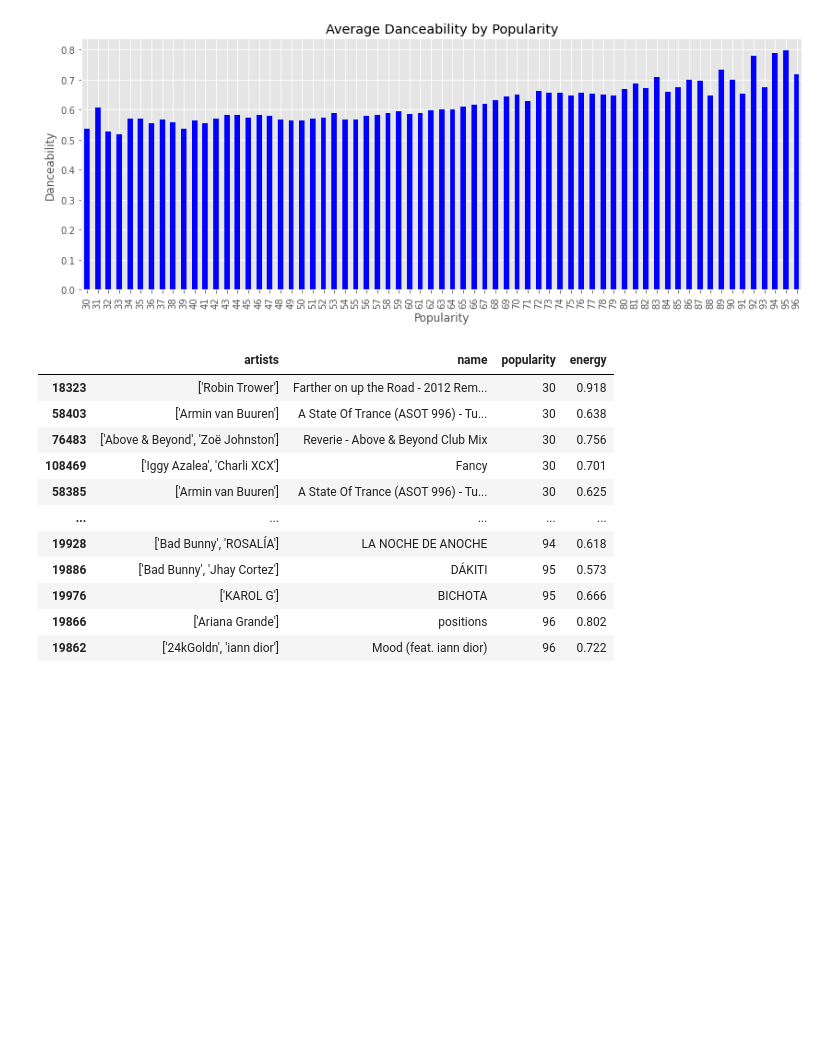
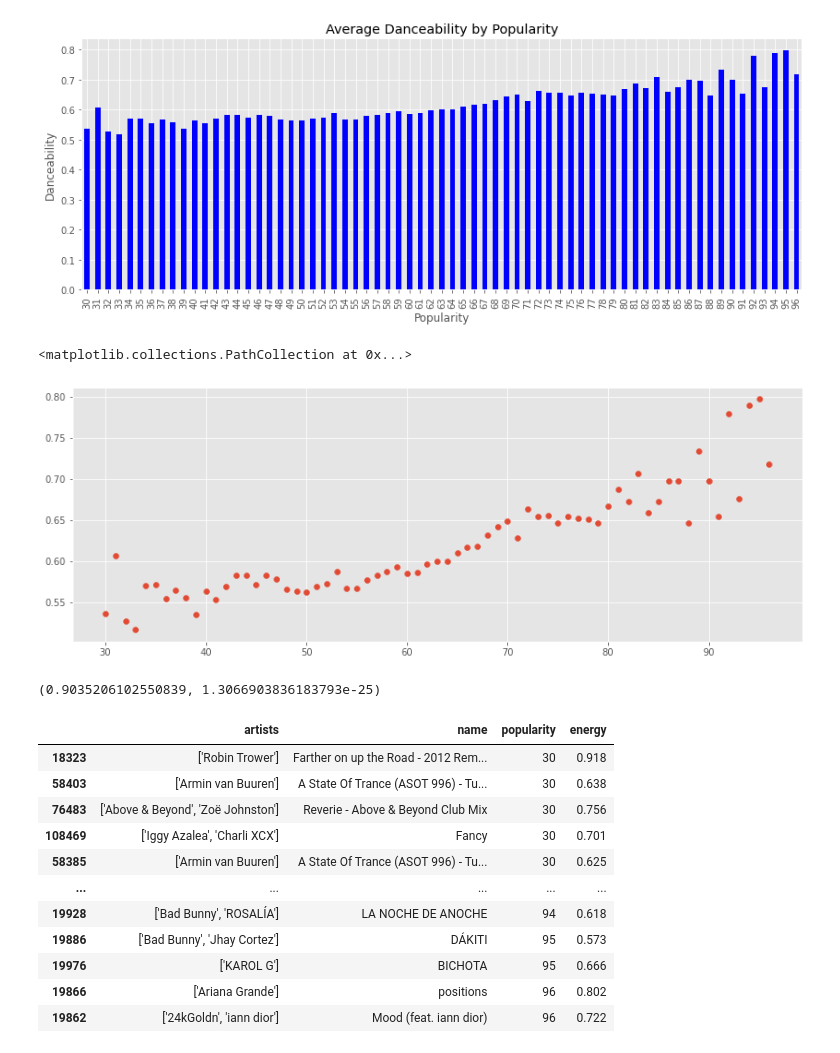
Before and after one commit to ATLas278/SpotifyDanceabillity, a Jupyter notebook: spotify_1.ipynb, the cells around one changed output. Saved outputs shown, nothing was run; the diff lists cells and outputs as text; code cells hidden in the pictures; blank space fills up the shorter version.

```diff
--- a/spotify_1.ipynb
+++ b/spotify_1.ipynb
@@ -115,6 +116,18 @@ avg_dance.plot(kind='bar',
                figsize=(14,5));
 # %% [output]
 [figure]
+# %%
+fig, ax = plt.subplots(figsize=(14,5))
+
+ax.scatter(avg_dance.index, avg_dance.danceability)
+# %% [output]
+<matplotlib.collections.PathCollection at 0x...>
+[figure, added]
+# %%
+r,p = stats.pearsonr(avg_dance.index, avg_dance.danceability)
+r,p
+# %% [output]
+(0.9035206102550839, 1.3066903836183793e-25)
 # %%
 pop_energy = popularity_asc[['artists','name','popularity','energy']]
 pop_energy
```
Also changed, not shown: parts of 15 cells of this notebook.
